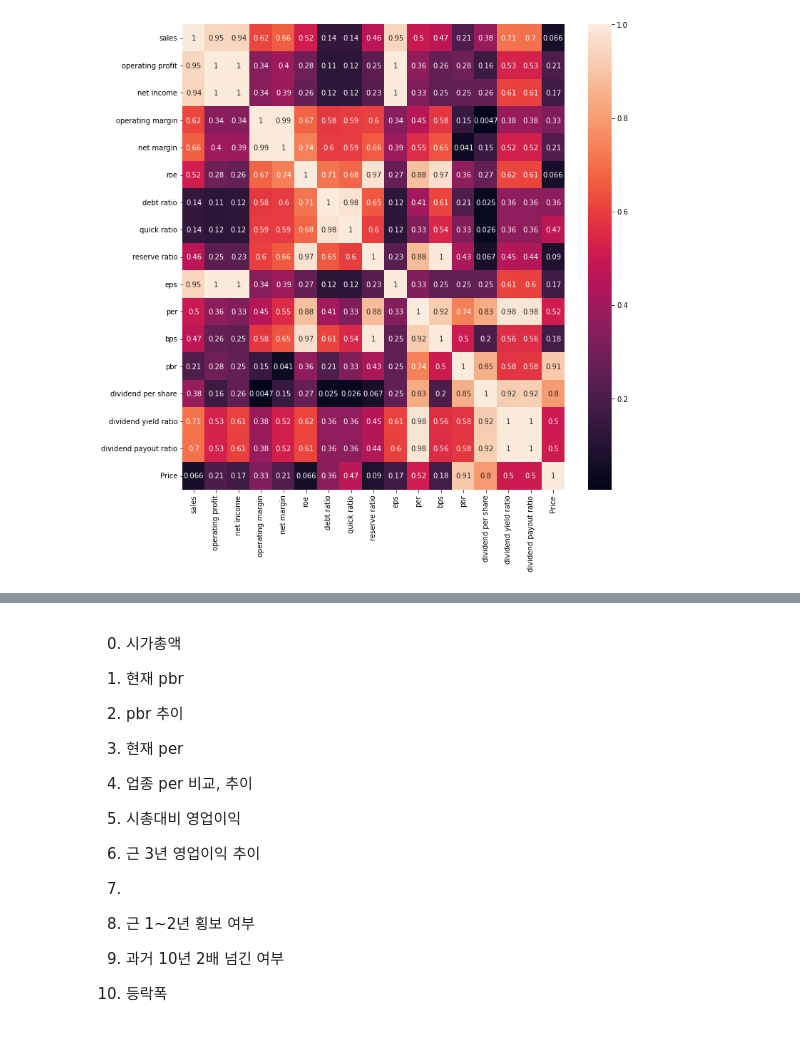
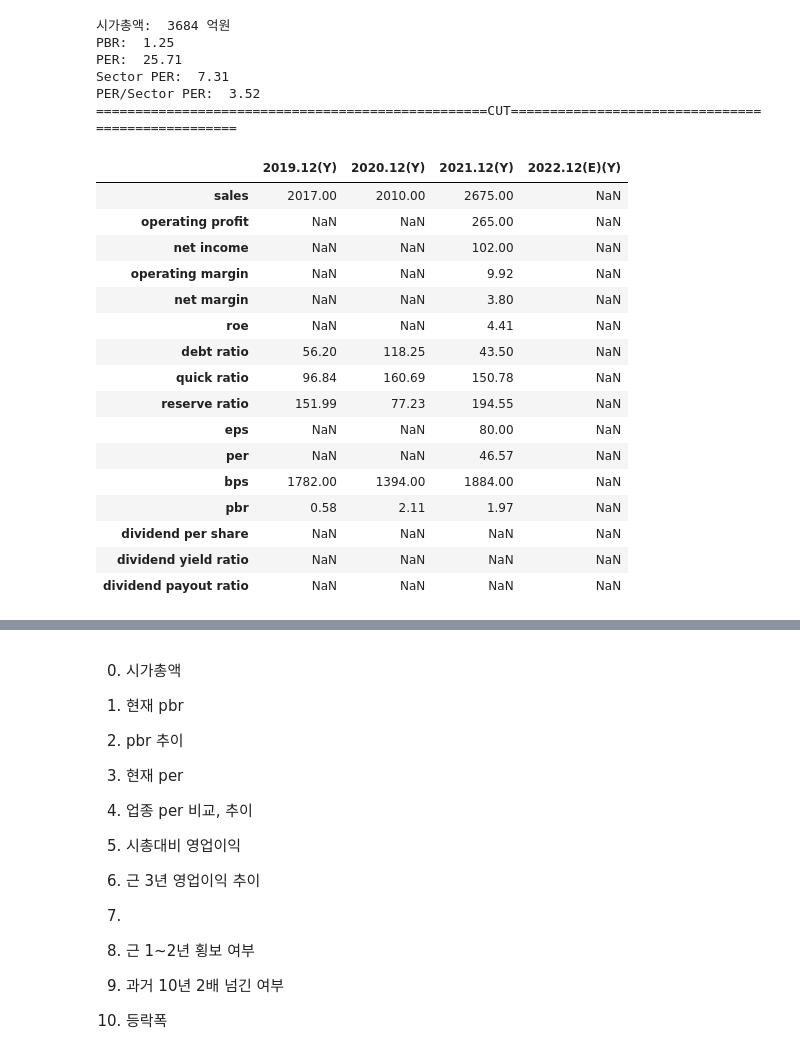
Before and after one commit to yeonghun00/stock-notes, a Jupyter notebook: analysis/Stock_analysis의_사본.ipynb, the cells around one changed output, grey strips where cells are left out. Drawn from its saved outputs; the diff is of its cells as text; code cells hidden in the pictures.

```diff
--- a/analysis/Stock_analysis의_사본.ipynb
+++ b/analysis/Stock_analysis의_사본.ipynb
@@ -209,40 +173,0 @@ subplot_fundamental(['pbr', 'per', 'roe', 'eps'])
-# %%
-from dateutil import relativedelta
-import seaborn as sns
-import matplotlib.pyplot as plt
-
-class Analyser:
-  def __init__(self, price_df, fundamental_df):
-    self.price_df = price_df
-    self.fundamental_df = fundamental_df[list(filter(lambda x: 'E' not in x, fundamental_df))]
-    self.mixed_df = self.get_mixed_df()
-
-  def find_date(self, year, month):
-    # 결산일 고려 (2달)
-    year,month = int(year), int(month)
-    next = datetime.date(year,month,1) + relativedelta.relativedelta(months=2)
-    year, month = next.year, next.month
-
-    start = str(year) + '-' + str(month) + '-' + '01'
-    end = str(year) + '-' + str(month) + '-' + '20'
-    return self.price_df.loc[start:end].index.values[0]
-
-  def get_mixed_df(self):
-    price_dic = {}
-    cnt = 0
-    for i in [(x[:4], x[5:7]) for x in self.fundamental_df.columns.values]:
-      try:
-        price_dic[self.fundamental_df.columns.values[cnt]] = self.price_df.loc[self.find_date(i[0],i[1])]['Close']
-      except:
-        price_dic[self.fundamental_df.columns.values[cnt]] = 0
-      cnt+=1
-    return self.fundamental_df.append(pd.DataFrame(data=price_dic,  index = ['Price']))
-
-  def get_heatmap(self):
-    # correlation heatmap
-    corrmat = self.mixed_df.transpose().corr().abs()
-    plt.subplots(figsize=(12,12))
-    sns.heatmap(corrmat, annot = True)
-
-  def get_influential(self, num=6):
-    return self.get_mixed_df().transpose().corr()['Price'].sort_values(ascending = False).head(num)
@@ -253,0 +174,2 @@ analyser = Analyser(stock_df, fundamental_df)
+# %%
+analyser = Analyser(stock, market_df, freq)
@@ -254,4 +178,37 @@ analyser = Analyser(stock_df, fundamental_df)
+# %%
+print('시가총액: ', i['cap'], '억원')
+print('PBR: ', i['pbr'])
+print('PER: ', i['per'])
+print('Sector PER: ', i['sector_per'])
+print('PER/Sector PER: ', round(i['per']/i['sector_per'], 2))
+
+# 섹터PER미만, PBR 1미만
+if i['per']/i['sector_per'] > 1 or i['pbr'] > 1:
+  print('='*50 + 'CUT' + '='*50)
+# %% [output]
+시가총액:  3684 억원
+PBR:  1.25
+PER:  25.71
+Sector PER:  7.31
+PER/Sector PER:  3.52
+==================================================CUT==================================================
 # %%
-analyser.get_heatmap()
+analyser.y_df
 # %% [output]
-[figure, removed]
+|  | 2019.12(Y) | 2020.12(Y) | 2021.12(Y) | 2022.12(E)(Y) |
+| sales | 2017.00 | 2010.00 | 2675.00 | NaN |
+| operating profit | NaN | NaN | 265.00 | NaN |
+| net income | NaN | NaN | 102.00 | NaN |
+| operating margin | NaN | NaN | 9.92 | NaN |
+| net margin | NaN | NaN | 3.80 | NaN |
+| roe | NaN | NaN | 4.41 | NaN |
+| debt ratio | 56.20 | 118.25 | 43.50 | NaN |
+| quick ratio | 96.84 | 160.69 | 150.78 | NaN |
+| reserve ratio | 151.99 | 77.23 | 194.55 | NaN |
+| eps | NaN | NaN | 80.00 | NaN |
+| per | NaN | NaN | 46.57 | NaN |
+| bps | 1782.00 | 1394.00 | 1884.00 | NaN |
+| pbr | 0.58 | 2.11 | 1.97 | NaN |
+| dividend per share | NaN | NaN | NaN | NaN |
+| dividend yield ratio | NaN | NaN | NaN | NaN |
+| dividend payout ratio | NaN | NaN | NaN | NaN |
```
Also changed, not shown: parts of 24 cells of this notebook.
